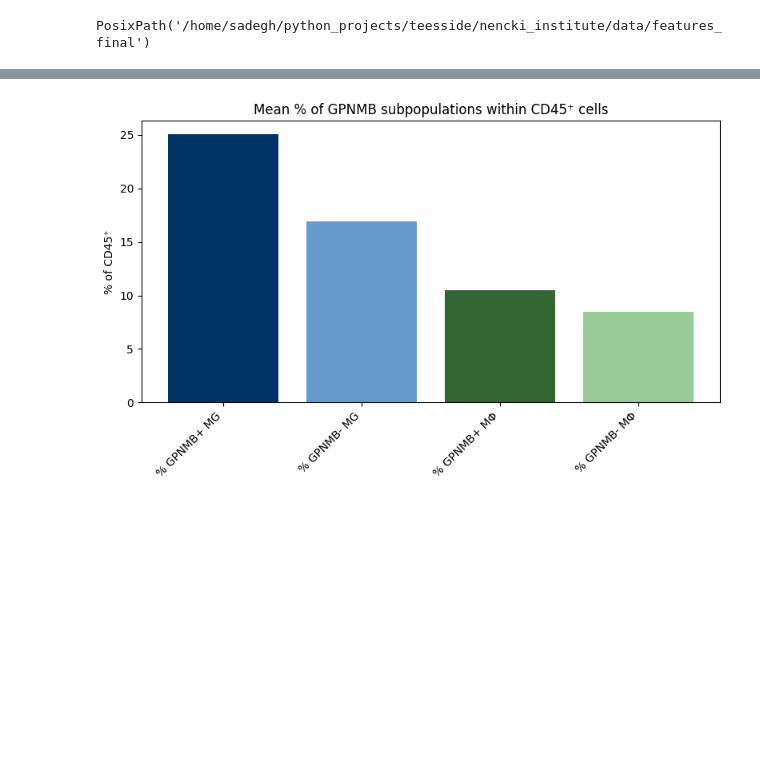
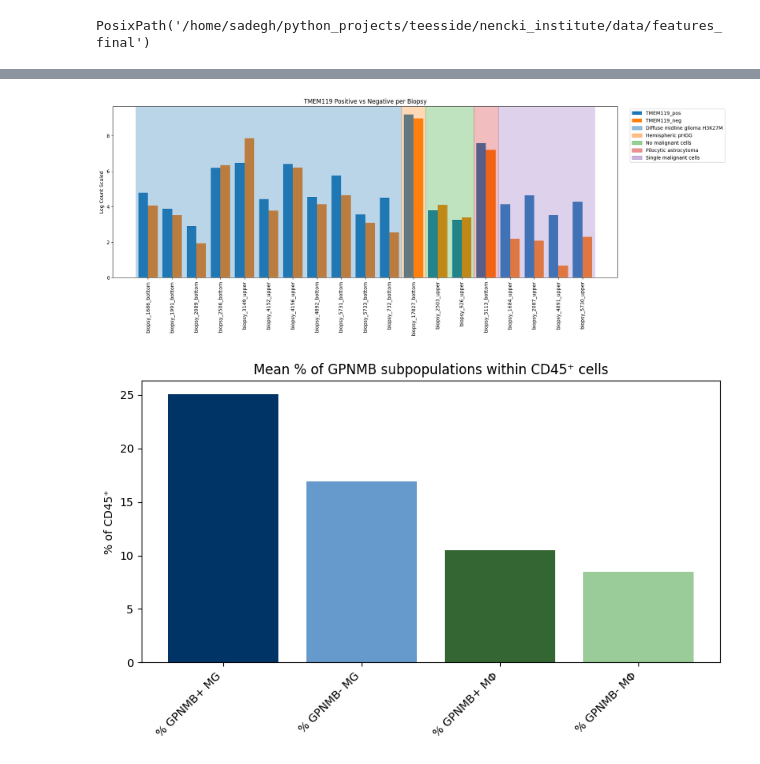
Before and after one commit to sadeghetemad/nencki-image-segmentation, a Jupyter notebook: notebooks/downstream_patient_analysis.ipynb, the cells around one changed output, grey strips where cells are left out. Saved outputs shown, nothing was run; the diff lists cells and outputs as text; code cells hidden in the pictures; blank space fills up the shorter version.

```diff
--- a/notebooks/downstream_patient_analysis.ipynb
+++ b/notebooks/downstream_patient_analysis.ipynb
@@ -160,3 +245,65 @@ plt.show()
+# %%
+plot_df = (
+    final_results
+    .dropna(subset=["Name"])
+    .sort_values(by=["Name", "Biopsy"])
+    .reset_index(drop=True)
+)
+
+x = np.arange(len(plot_df))
+width = 0.4
+
+fig, ax = plt.subplots(figsize=(18,7))
+
+# Bars
+ax.bar(x - width/2,
+       np.log1p(plot_df["TMEM119pos_count"]),
+       width,
+       label="TMEM119_pos")
+
+ax.bar(x + width/2,
+       np.log1p(plot_df["TMEM119neg_count"]),
+       width,
+       label="TMEM119_neg")
+
+ax.set_xticks(x)
+ax.set_xticklabels(plot_df["Biopsy"], rotation=90)
+ax.set_ylabel("Log Count Scaled")
+ax.set_title("TMEM119 Positive vs Negative per Biopsy")
+
+# ---- Better condition colors ----
+conditions = plot_df["Name"].values
+unique_conditions = plot_df["Name"].unique()
+
+colors = plt.cm.tab10.colors  # much stronger contrast
+condition_patches = []
+
+for i, cond in enumerate(unique_conditions):
+    indices = np.where(conditions == cond)[0]
+    if len(indices) == 0:
+        continue
+
+    start = indices[0] - 0.5
+    end = indices[-1] + 0.5
+
+    color = colors[i % len(colors)]
+
+    ax.axvspan(start, end, color=color, alpha=0.30)
+
+    patch = mpatches.Patch(color=color, alpha=0.5, label=cond)
+    condition_patches.append(patch)
+
+# Merge legends
+handles, labels = ax.get_legend_handles_labels()
+ax.legend(handles + condition_patches,
+          labels + [p.get_label() for p in condition_patches],
+          bbox_to_anchor=(1.02, 1),
+          loc="upper left")
+
+plt.tight_layout()
+plt.show()
+# %% [output]
+[figure, added]
 # %%
 cols = ["% GPNMB+ MG", "% GPNMB- MG", "% GPNMB+ MΦ", "% GPNMB- MΦ"]
 
```
Also changed, not shown: parts of 10 cells of this notebook.
